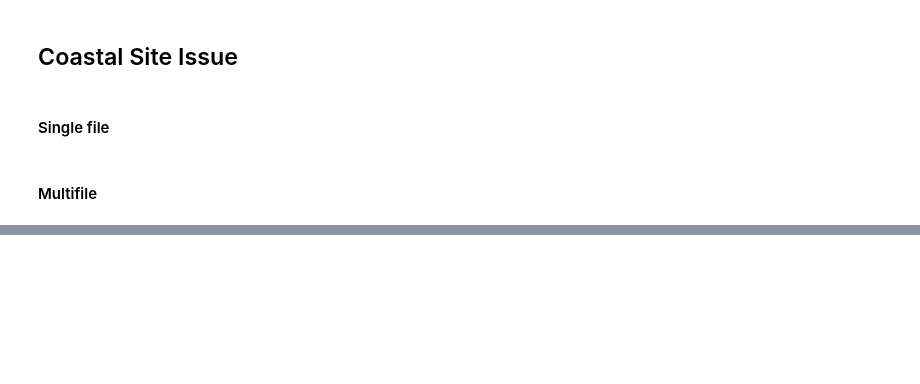
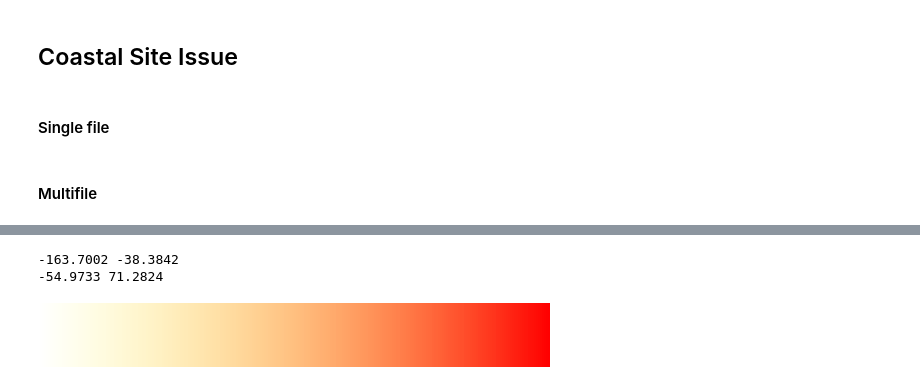
Before and after one commit to hannahzafar/FLUXNET-Model-comparison, a Jupyter notebook: notebooks/Debug-sandbox.ipynb, the cells around one changed output, grey strips where cells are left out. Drawn from its saved outputs; the diff is of its cells as text; code cells hidden in the pictures; blank space fills up the shorter version.

```diff
--- a/notebooks/Debug-sandbox.ipynb
+++ b/notebooks/Debug-sandbox.ipynb
@@ -317,0 +506,13 @@ filtered_df[['Site ID','Latitude (degrees)','Longitude (degrees)',]]
+# %%
+min_lon, max_lon = df["Longitude (degrees)"].min(), df["Longitude (degrees)"].max()
+min_lat, max_lat = df["Latitude (degrees)"].min(), df["Latitude (degrees)"].max()
+
+print(min_lon, max_lon)
+print(min_lat, max_lat)
+# %% [output]
+-163.7002 -38.3842
+-54.9733 71.2824
+# %%
+my_cmap
+# %% [output]
+[figure, added]
```
Also changed, not shown: parts of 42 cells of this notebook, 2 other files.
